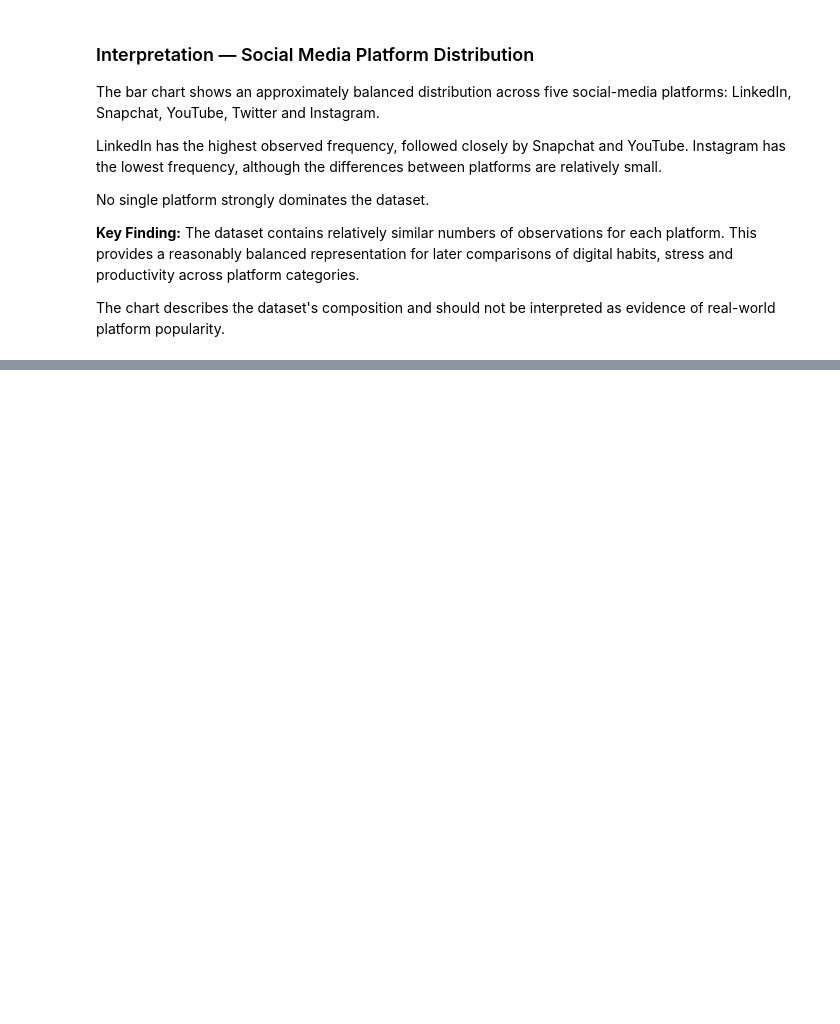
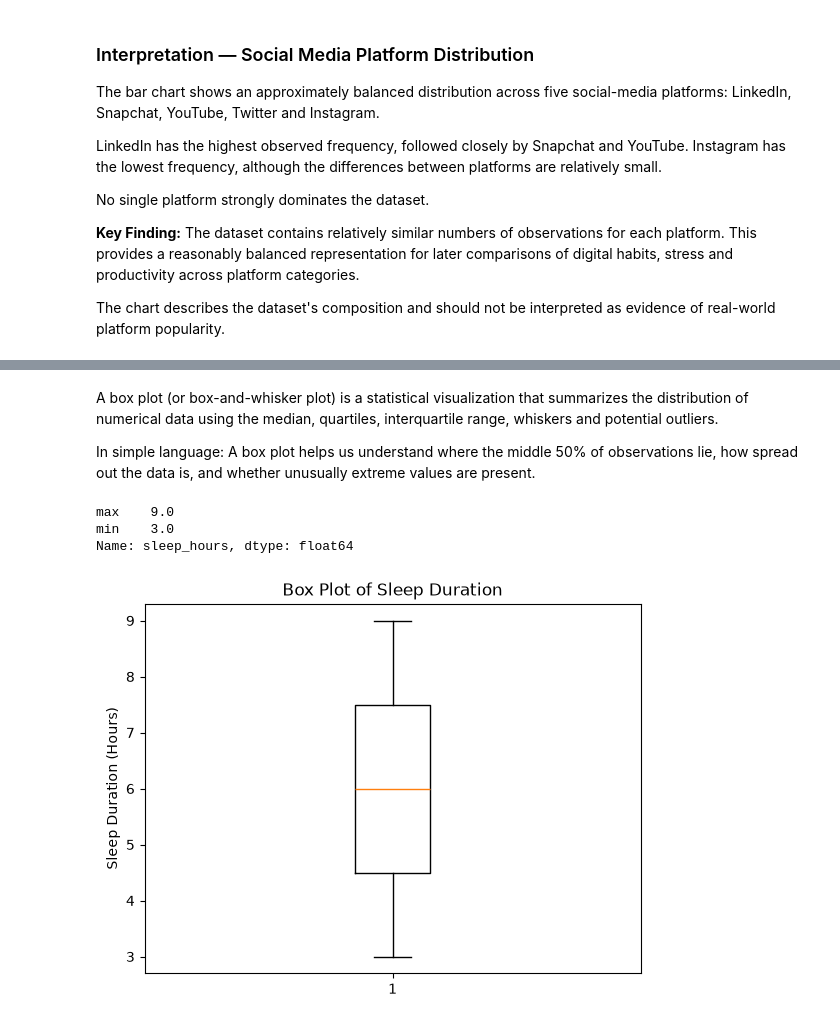
Before and after one commit to VaniGupta290307/digital-life-habits, a Jupyter notebook: Digital_life_habbit/data/data-analysis_visuals_univariate.ipynb, the cells around one changed output, grey strips where cells are left out. Cells and saved outputs as stored; diff of their text form; code cells hidden in the pictures; blank space fills up the shorter version.

Commit message:
data_analysis_visuals_univariate_update

```diff
--- a/Digital_life_habbit/data/data-analysis_visuals_univariate.ipynb
+++ b/Digital_life_habbit/data/data-analysis_visuals_univariate.ipynb
@@ -239,0 +246,18 @@ The chart describes the dataset's composition and should not be interpreted as e
+# %% [markdown]
+A box plot (or box-and-whisker plot) is a statistical visualization that summarizes the distribution of numerical data using the median, quartiles, interquartile range, whiskers and potential outliers.
+
+In simple language:
+A box plot helps us understand where the middle 50% of observations lie, how spread out the data is, and whether unusually extreme values are present.
+# %%
+print(df["sleep_hours"].agg(["max","min"]))
+plt.boxplot(df["sleep_hours"].dropna())
+
+plt.title("Box Plot of Sleep Duration")
+plt.ylabel("Sleep Duration (Hours)")
+
+plt.show()
+# %% [output]
+max    9.0
+min    3.0
+Name: sleep_hours, dtype: float64
+[figure, added]
```
Also changed, not shown: parts of 6 cells of this notebook.
